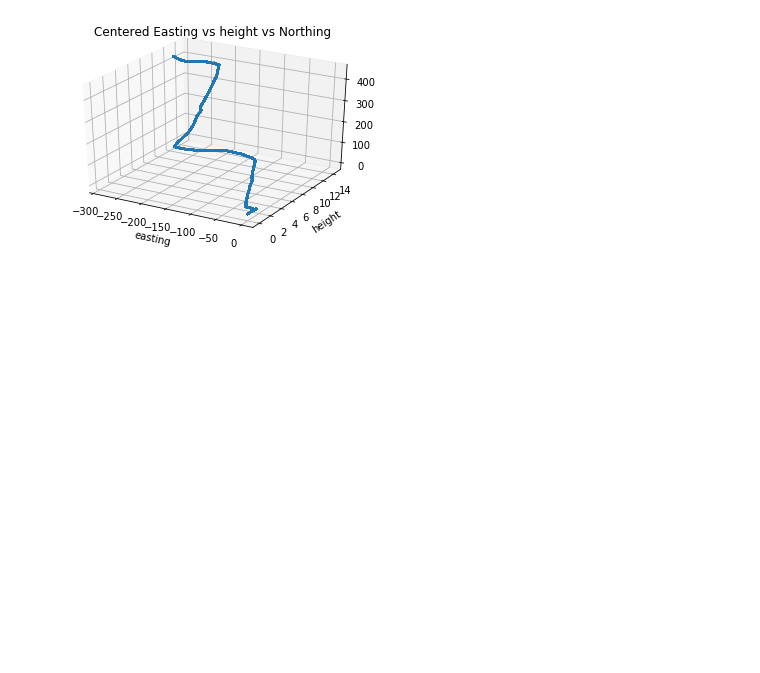
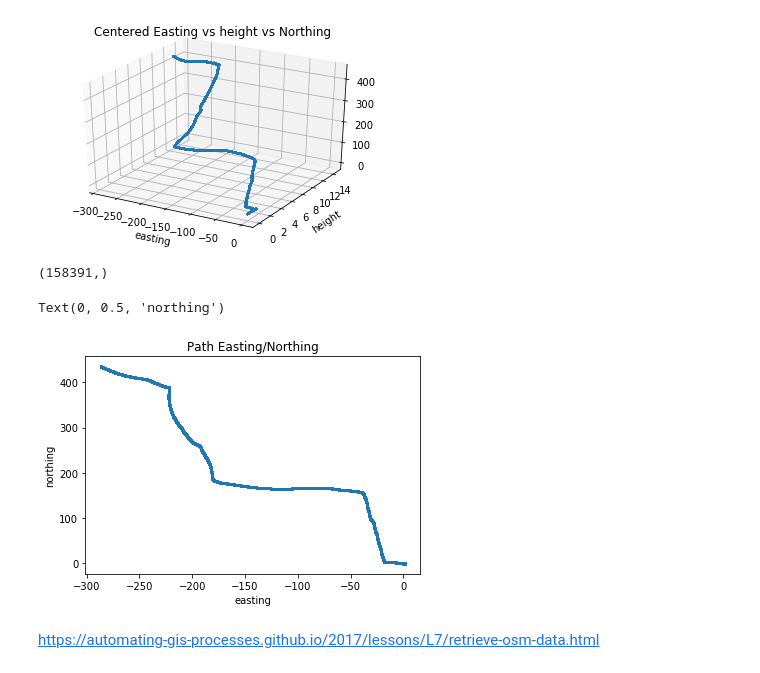
Before and after one commit to jcmayoral/gr_navigation, a Jupyter notebook: gr_tools/UTS_processing/Untitled.ipynb, the cells around one changed output. Cells and saved outputs as stored; diff of their text form; code cells hidden in the pictures; blank space fills up the shorter version.

```diff
--- a/gr_tools/UTS_processing/Untitled.ipynb
+++ b/gr_tools/UTS_processing/Untitled.ipynb
@@ -115,3 +113,20 @@ ax.set_ylabel("height")
 (158391,)
 Text(0.5, 0, 'height')
 [figure]
+# %%
+fig = plt.figure()
+ax = fig.add_subplot(111)
+
+#This should plot pathkt
+print (norm_xyz[:,0].shape)
+ax.scatter(norm_xyz[:,1],norm_xyz[:,0],s=1)
+#to observe better ther heigh
+plt.title("Path Easting/Northing")
+ax.set_xlabel("easting")
+ax.set_ylabel("northing")
+# %% [output]
+(158391,)
+Text(0, 0.5, 'northing')
+[figure, added]
+# %% [markdown]
+https://automating-gis-processes.github.io/2017/lessons/L7/retrieve-osm-data.html
```
Also changed, not shown: parts of 27 cells of this notebook.
